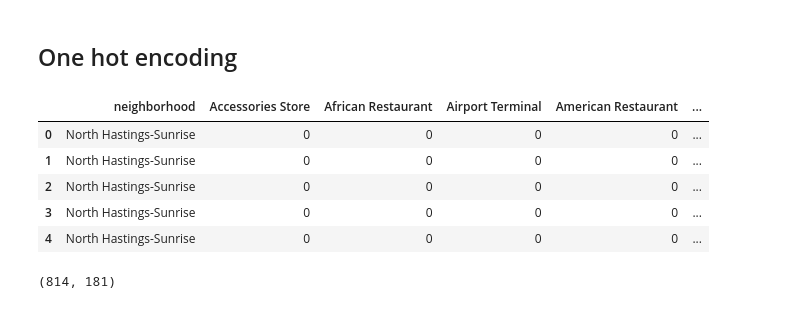
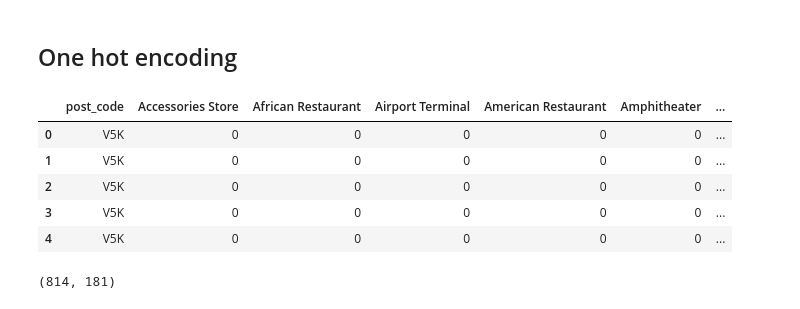
Before and after one commit to dprossi/Capstone_Project_IBM_Data_Science, a Jupyter notebook: Applied_Data_Science_Capstone_Project_Vancouver.ipynb, the cells around one changed output. Saved outputs shown, nothing was run; the diff lists cells and outputs as text; code cells hidden in the pictures.

```diff
--- a/Applied_Data_Science_Capstone_Project_Vancouver.ipynb
+++ b/Applied_Data_Science_Capstone_Project_Vancouver.ipynb
@@ -867,22 +867,25 @@ plt.show()
 # %%
 # one hot encoding
 vancouver_onehot = pd.get_dummies(vancouver_venues[['venue_category']], prefix="", prefix_sep="")
 
 # add neighborhood column back to dataframe
-vancouver_onehot['neighborhood'] = vancouver_venues['neighborhood']
+vancouver_onehot['post_code'] = vancouver_venues['post_code']
+
+# add neighborhood column back to dataframe
+#vancouver_onehot['neighborhood'] = vancouver_venues['neighborhood']
 
 # move neighborhood column to the first column
 fixed_columns = [vancouver_onehot.columns[-1]] + list(vancouver_onehot.columns[:-1])
 vancouver_onehot = vancouver_onehot[fixed_columns]
 
 vancouver_onehot.head()
 # %% [output]
-|  | neighborhood | Accessories Store | African Restaurant | Airport Terminal | American Restaurant | ... |
-| 0 | North Hastings-Sunrise | 0 | 0 | 0 | 0 | ... |
-| 1 | North Hastings-Sunrise | 0 | 0 | 0 | 0 | ... |
-| 2 | North Hastings-Sunrise | 0 | 0 | 0 | 0 | ... |
-| 3 | North Hastings-Sunrise | 0 | 0 | 0 | 0 | ... |
-| 4 | North Hastings-Sunrise | 0 | 0 | 0 | 0 | ... |
+|  | post_code | Accessories Store | African Restaurant | Airport Terminal | American Restaurant | Amphitheater | ... |
+| 0 | V5K | 0 | 0 | 0 | 0 | 0 | ... |
+| 1 | V5K | 0 | 0 | 0 | 0 | 0 | ... |
+| 2 | V5K | 0 | 0 | 0 | 0 | 0 | ... |
+| 3 | V5K | 0 | 0 | 0 | 0 | 0 | ... |
+| 4 | V5K | 0 | 0 | 0 | 0 | 0 | ... |
 # %%
 vancouver_onehot.shape
 # %% [output]
```
Also changed, not shown: parts of 6 cells of this notebook.
